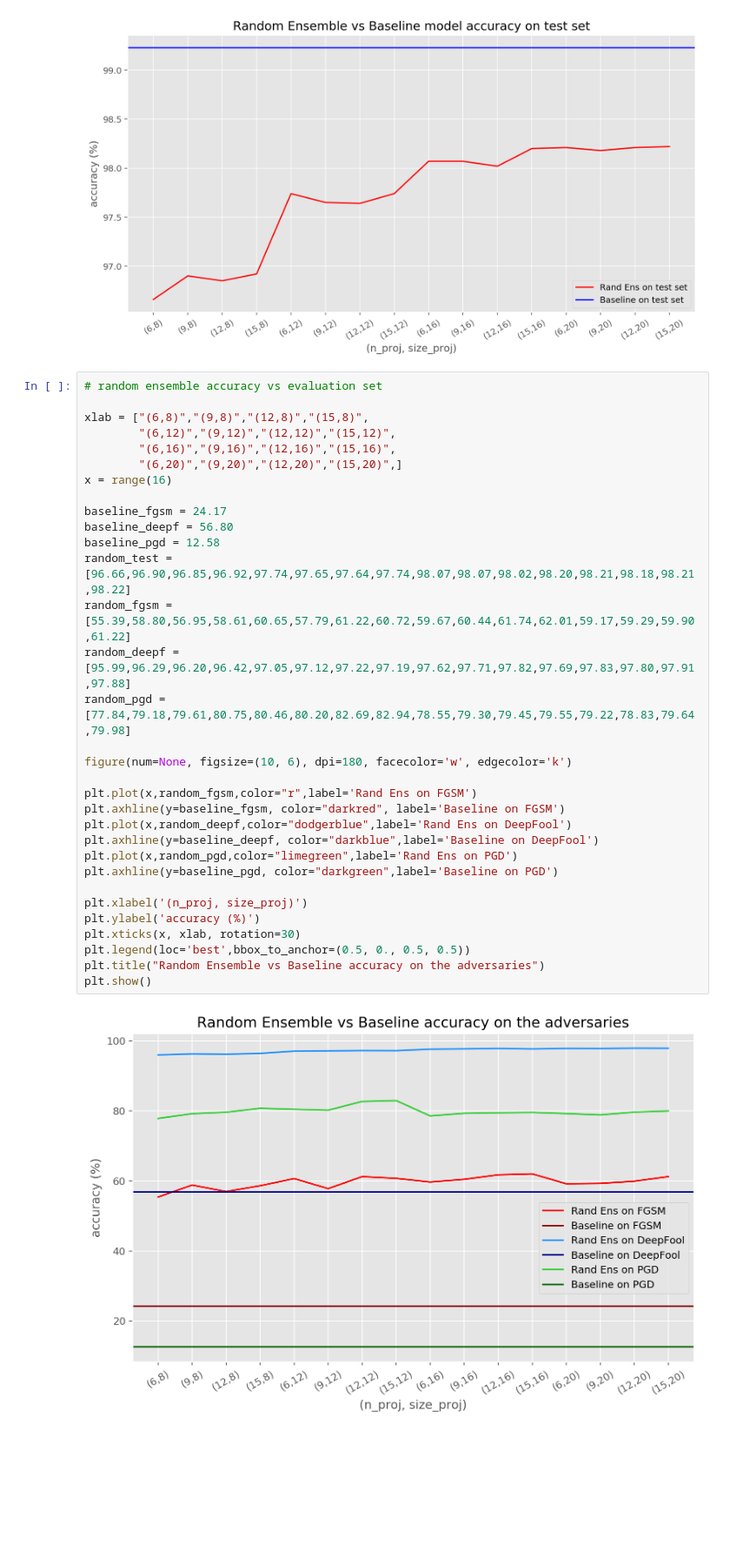
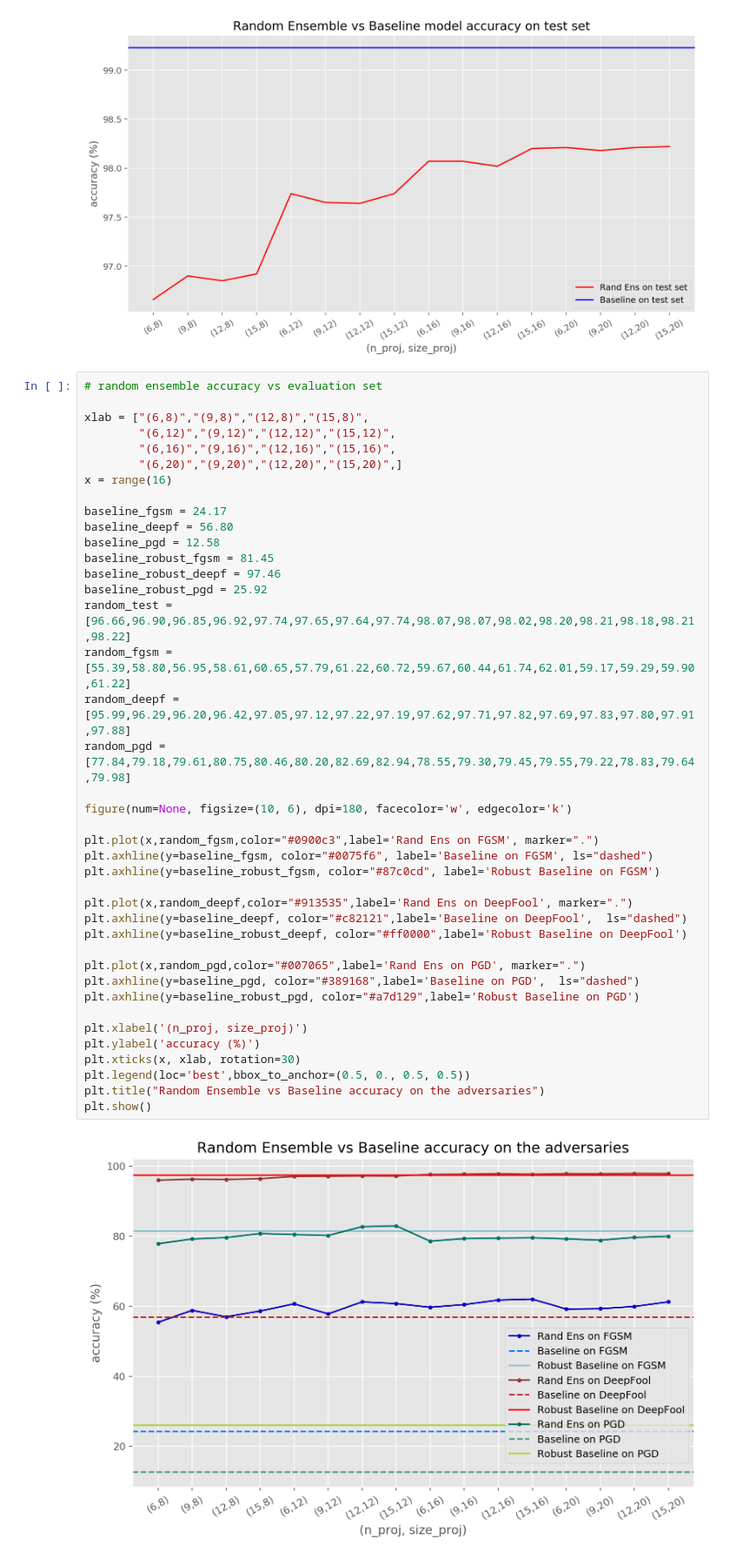
Before and after one commit to ginevracoal/adversarial_examples, a Jupyter notebook: notebooks/plots.ipynb, the cells around one changed output. Shown at 87% size. Cells and saved outputs as stored; diff of their text form; blank space fills up the shorter version.

Commit message:
updated plots

```diff
--- a/notebooks/plots.ipynb
+++ b/notebooks/plots.ipynb
@@ -29,37 +29,45 @@ plt.show()
 # %%
 # random ensemble accuracy vs evaluation set
 
 xlab = ["(6,8)","(9,8)","(12,8)","(15,8)",
         "(6,12)","(9,12)","(12,12)","(15,12)",
         "(6,16)","(9,16)","(12,16)","(15,16)",
         "(6,20)","(9,20)","(12,20)","(15,20)",]
 x = range(16)
 
 baseline_fgsm = 24.17
 baseline_deepf = 56.80
 baseline_pgd = 12.58
+baseline_robust_fgsm = 81.45
+baseline_robust_deepf = 97.46
+baseline_robust_pgd = 25.92
 random_test = [96.66,96.90,96.85,96.92,97.74,97.65,97.64,97.74,98.07,98.07,98.02,98.20,98.21,98.18,98.21,98.22]
 random_fgsm = [55.39,58.80,56.95,58.61,60.65,57.79,61.22,60.72,59.67,60.44,61.74,62.01,59.17,59.29,59.90,61.22]
 random_deepf = [95.99,96.29,96.20,96.42,97.05,97.12,97.22,97.19,97.62,97.71,97.82,97.69,97.83,97.80,97.91,97.88]
 random_pgd = [77.84,79.18,79.61,80.75,80.46,80.20,82.69,82.94,78.55,79.30,79.45,79.55,79.22,78.83,79.64,79.98]
 
 figure(num=None, figsize=(10, 6), dpi=180, facecolor='w', edgecolor='k')
 
-plt.plot(x,random_fgsm,color="r",label='Rand Ens on FGSM')
-plt.axhline(y=baseline_fgsm, color="darkred", label='Baseline on FGSM')
-plt.plot(x,random_deepf,color="dodgerblue",label='Rand Ens on DeepFool')
-plt.axhline(y=baseline_deepf, color="darkblue",label='Baseline on DeepFool')
-plt.plot(x,random_pgd,color="limegreen",label='Rand Ens on PGD')
-plt.axhline(y=baseline_pgd, color="darkgreen",label='Baseline on PGD')
+plt.plot(x,random_fgsm,color="#0900c3",label='Rand Ens on FGSM', marker=".")
+plt.axhline(y=baseline_fgsm, color="#0075f6", label='Baseline on FGSM', ls="dashed")
+plt.axhline(y=baseline_robust_fgsm, color="#87c0cd", label='Robust Baseline on FGSM')
+
+plt.plot(x,random_deepf,color="#913535",label='Rand Ens on DeepFool', marker=".")
+plt.axhline(y=baseline_deepf, color="#c82121",label='Baseline on DeepFool',  ls="dashed")
+plt.axhline(y=baseline_robust_deepf, color="#ff0000",label='Robust Baseline on DeepFool')
+
+plt.plot(x,random_pgd,color="#007065",label='Rand Ens on PGD', marker=".")
+plt.axhline(y=baseline_pgd, color="#389168",label='Baseline on PGD',  ls="dashed")
+plt.axhline(y=baseline_robust_pgd, color="#a7d129",label='Robust Baseline on PGD')
 
 plt.xlabel('(n_proj, size_proj)')
 plt.ylabel('accuracy (%)')
 plt.xticks(x, xlab, rotation=30)
 plt.legend(loc='best',bbox_to_anchor=(0.5, 0., 0.5, 0.5))
 plt.title("Random Ensemble vs Baseline accuracy on the adversaries")
 plt.show()
 # %% [output]
-[figure, old version]
+[figure, new version]
 # %%
 # random ensemble accuracy vs evaluation set
 
```
Also changed, not shown: parts of 2 cells of this notebook.
